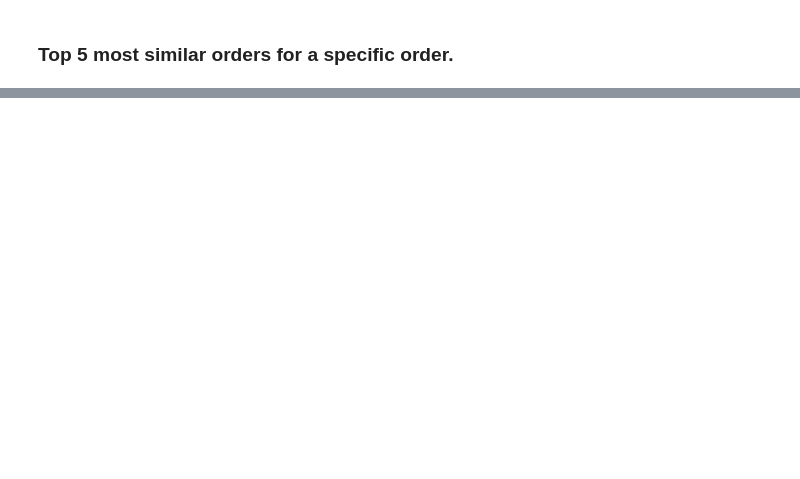
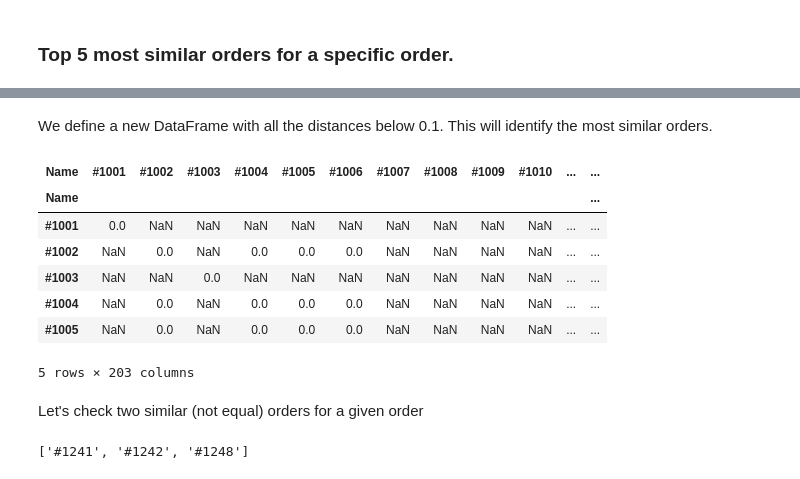
Before and after one commit to adriaferrer/Vimet, a Jupyter notebook: 04.Model/Recommender_order.ipynb, the cells around one changed output, grey strips where cells are left out. Saved outputs shown, nothing was run; the diff lists cells and outputs as text; code cells hidden in the pictures; blank space fills up the shorter version.

```diff
--- a/04.Model/Recommender_order.ipynb
+++ b/04.Model/Recommender_order.ipynb
@@ -72,0 +107,21 @@ plt.show()
+# %% [markdown]
+We define a new DataFrame with all the distances below 0.1. This will identify the most similar orders.
+# %%
+level_1 = similarity_df[similarity_df  < 0.1]
+# %%
+level_1.head()
+# %% [output]
+| Name | #1001 | #1002 | #1003 | #1004 | #1005 | #1006 | #1007 | #1008 | #1009 | #1010 | ... | ... |
+| Name |  |  |  |  |  |  |  |  |  |  |  | ... |
+| #1001 | 0.0 | NaN | NaN | NaN | NaN | NaN | NaN | NaN | NaN | NaN | ... | ... |
+| #1002 | NaN | 0.0 | NaN | 0.0 | 0.0 | 0.0 | NaN | NaN | NaN | NaN | ... | ... |
+| #1003 | NaN | NaN | 0.0 | NaN | NaN | NaN | NaN | NaN | NaN | NaN | ... | ... |
+| #1004 | NaN | 0.0 | NaN | 0.0 | 0.0 | 0.0 | NaN | NaN | NaN | NaN | ... | ... |
+| #1005 | NaN | 0.0 | NaN | 0.0 | 0.0 | 0.0 | NaN | NaN | NaN | NaN | ... | ... |
+5 rows × 203 columns
+# %% [markdown]
+Let's check two similar (not equal) orders for a given order
+# %%
+list(level_1[level_1['#1248'] >= 0]['#1248'].index)
+# %% [output]
+['#1241', '#1242', '#1248']
```
Also changed, not shown: parts of 19 cells of this notebook.
